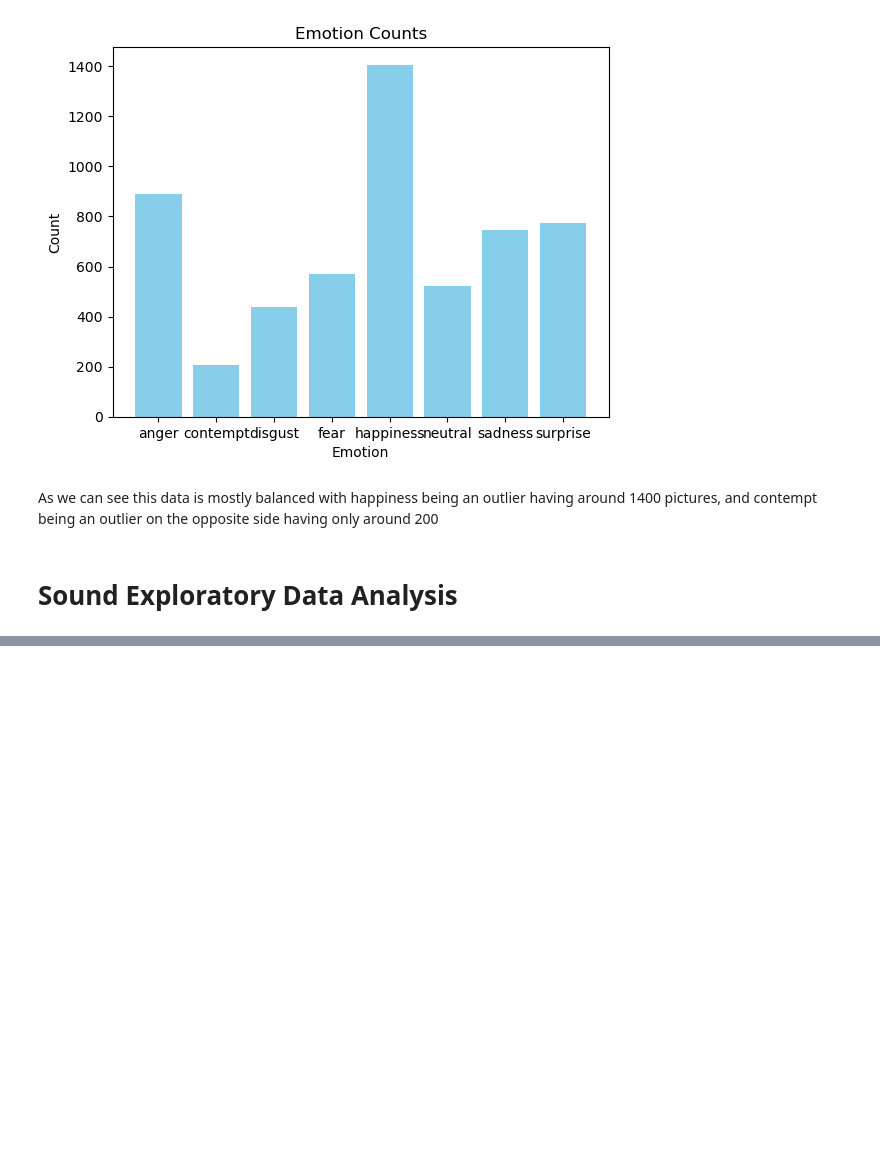
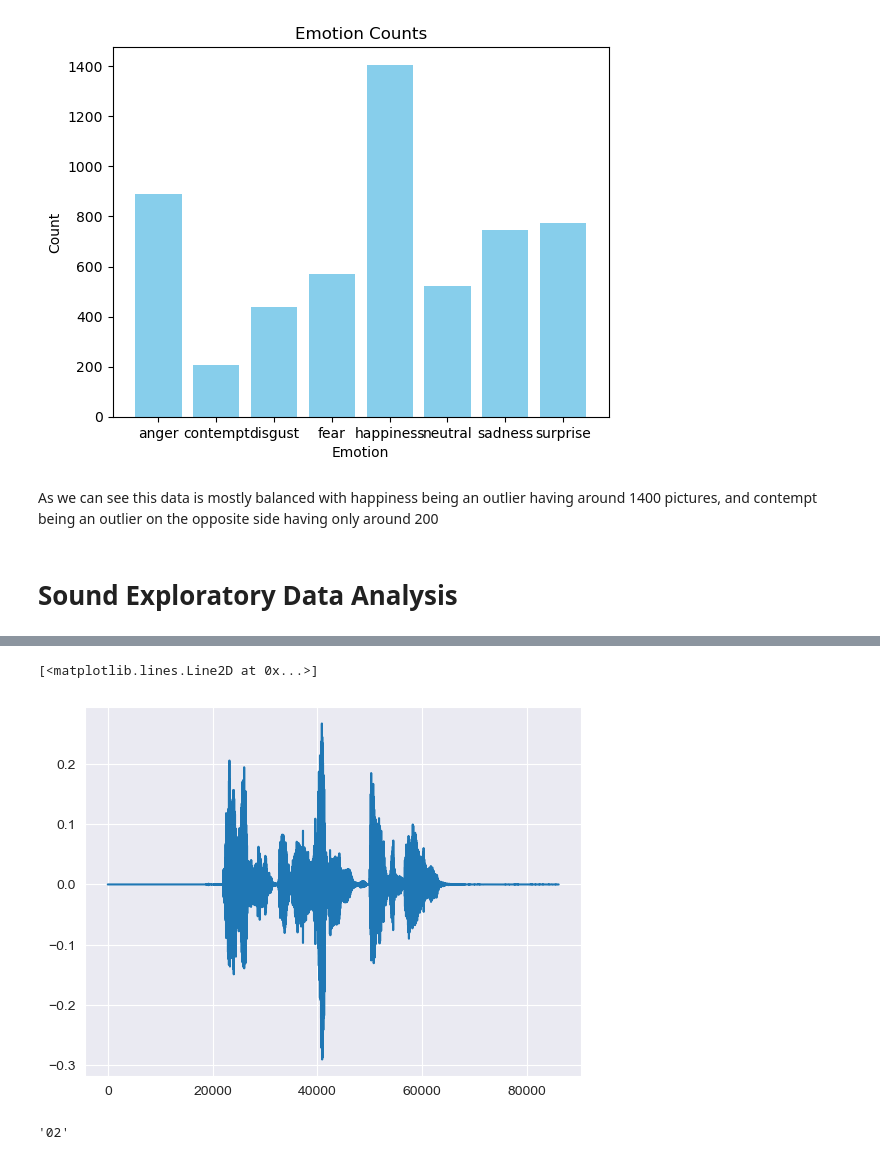
Before and after one commit to ManuelNunez08/Senior_Project, a Jupyter notebook: mm_model.ipynb, the cells around one changed output, grey strips where cells are left out. Drawn from its saved outputs; the diff is of its cells as text; code cells hidden in the pictures; blank space fills up the shorter version.

Commit message:
reading in audio data

```diff
--- a/mm_model.ipynb
+++ b/mm_model.ipynb
@@ -117,0 +234,9 @@ We will have to read in these files and parse the data accordingly
+# %%
+plt.plot(y_data[0])
+# %% [output]
+[<matplotlib.lines.Line2D at 0x...>]
+[figure, added]
+# %%
+paths[0][58:60]
+# %% [output]
+'02'
```
Also changed, not shown: parts of 6 cells of this notebook, 1 other file.
